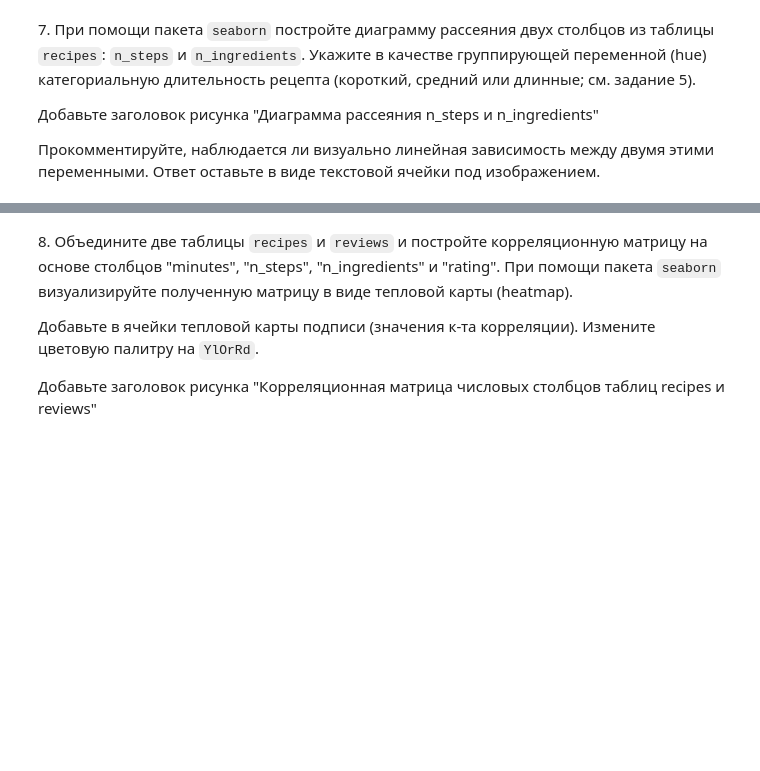
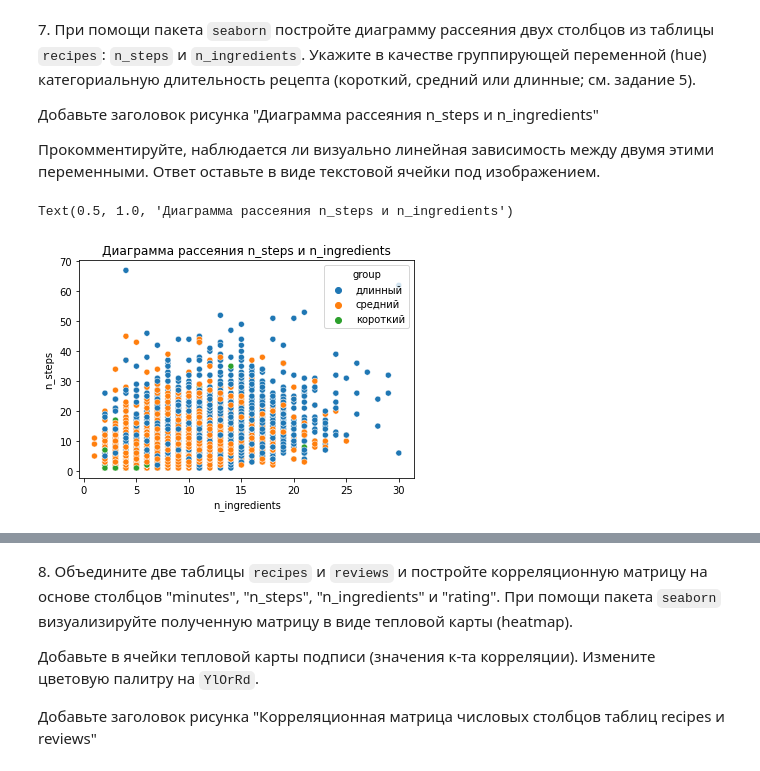
Before and after one commit to alexrzntsv/TOBD-FU, a Jupyter notebook: 5.visualization/05_visualization.ipynb, the cells around one changed output, grey strips where cells are left out. Cells and saved outputs as stored; diff of their text form; code cells hidden in the pictures; blank space fills up the shorter version.

```diff
--- a/5.visualization/05_visualization.ipynb
+++ b/5.visualization/05_visualization.ipynb
@@ -330,4 +330,10 @@ reviews_2009
 Добавьте заголовок рисунка "Диаграмма рассеяния n_steps и n_ingredients"
 
 Прокомментируйте, наблюдается ли визуально линейная зависимость между двумя этими переменными. Ответ оставьте в виде текстовой ячейки под изображением.
+# %%
+plot = sns.scatterplot(data=recipes, x="n_ingredients", y="n_steps", hue='group')
+plot.set_title('Диаграмма рассеяния n_steps и n_ingredients')
+# %% [output]
+Text(0.5, 1.0, 'Диаграмма рассеяния n_steps и n_ingredients')
+[figure, added]
 # %%
```
Also changed, not shown: parts of 2 cells of this notebook.
